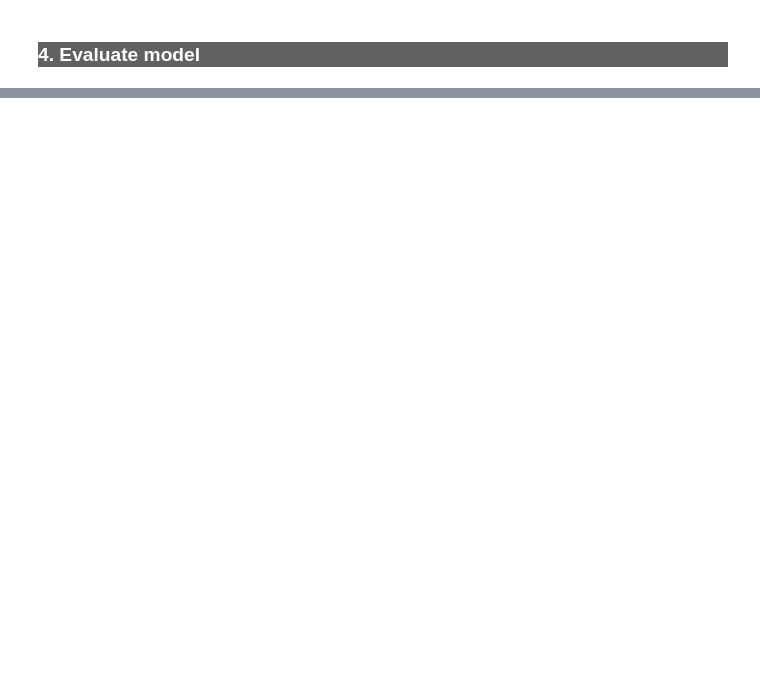
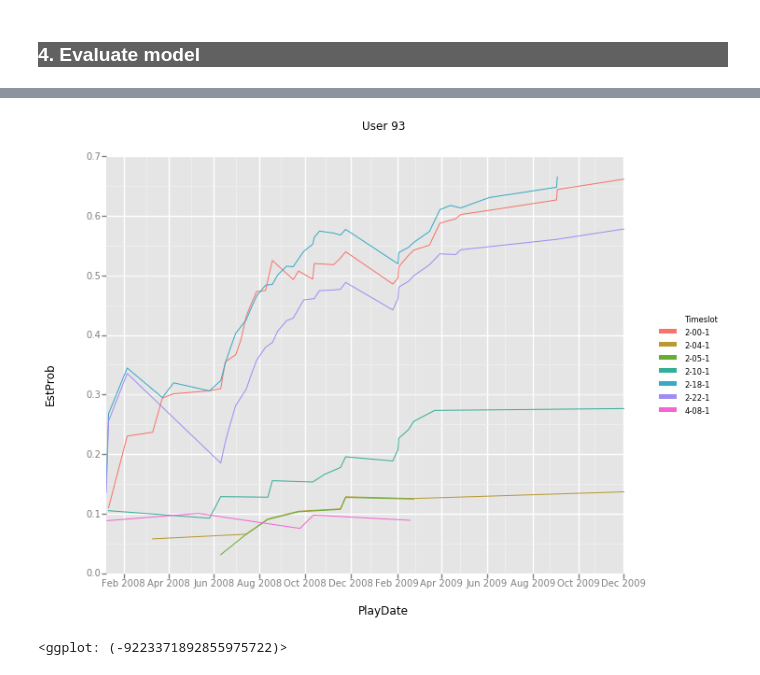
Before and after one commit to badrul1/EventPrediction, a Jupyter notebook: 5_mainmodel/2_NextPlayPrediction.ipynb, the cells around one changed output, grey strips where cells are left out. Saved outputs shown, nothing was run; the diff lists cells and outputs as text; code cells hidden in the pictures; blank space fills up the shorter version.

```diff
--- a/5_mainmodel/2_NextPlayPrediction.ipynb
+++ b/5_mainmodel/2_NextPlayPrediction.ipynb
@@ -217,0 +274,15 @@ AttributeError: 'Series' object has no attribute 'Period'
+# %%
+# Fetch the test data
+con = sqlite3.connect(dbPath)
+
+SQLStr="""
+SELECT M.UserID, PlayDate, Timeslot, count(*) as PlayCount from tblMainAgg as M
+INNER JOIN tblUsers ON M.UserID = tblUsers.UserID
+WHERE tblUsers.TestUser =1 GROUP BY M.UserID, PlayDate, Timeslot""".format(PeriodGranularity)
+testDf = pd.read_sql_query(SQLStr, con)
+
+con.close()
+testDf["PlayDate"] = pd.to_datetime(testDf["PlayDate"])
+testDf.sort_values(['UserID','PlayDate'], inplace=True)
+testDf.reset_index(inplace=True, drop=True)
+testDf.head()
@@ -217,0 +302,10 @@ AttributeError: 'Series' object has no attribute 'Period'
+# %%
+# Go through each row of the dataframe
+for i in range (0,testDf.shape[0]):
+    df =testDf.iloc[0:i]
+    timeslot = testDf.iloc[i]['Timeslot']
+    userID = testDf.iloc[0]['UserID']
+    df=testDf.iloc[0:i]                                      # Extract just rows up to point i
+    res = getNextPlayProb_Beta(df[df.UserID == userID],timeslot)   # Filter for the specific user and pass to function
+    testDf.loc[(i),'EstProb'] = res
+    i+=1
@@ -217,0 +322,9 @@ AttributeError: 'Series' object has no attribute 'Period'
+# %%
+t=['2-00-1','2-05-1','2-10-1','2-18-1','2-22-1','2-04-1','4-08-1']
+u=93
+
+df=testDf[(testDf.UserID == u) & (testDf.Timeslot.isin(t))]
+ggplot(df, aes(x='PlayDate', y='EstProb',color='Timeslot')) + geom_line()  + ggtitle("User {}".format(u))
+# %% [output]
+[figure, added]
+<ggplot: (-9223371892855975722)>
```
Also changed, not shown: parts of 57 cells of this notebook, 2 other files.
